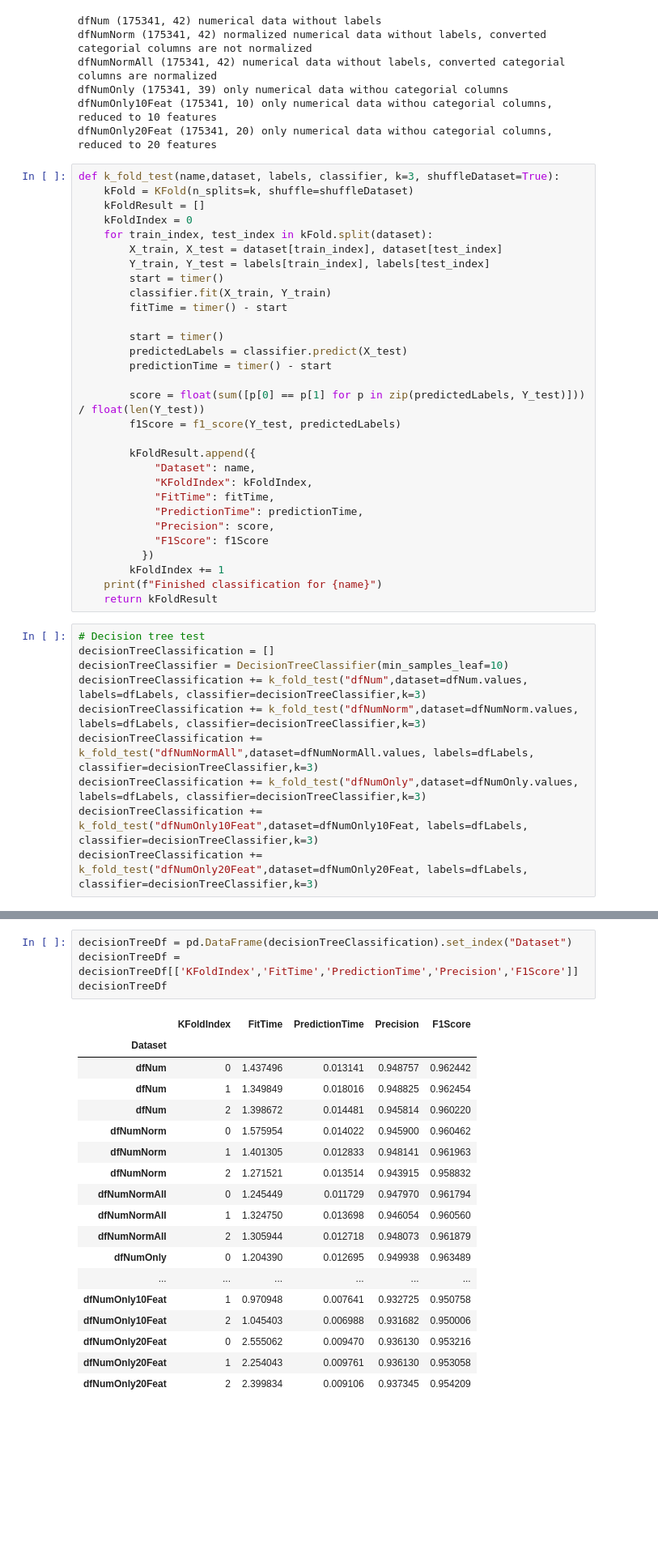
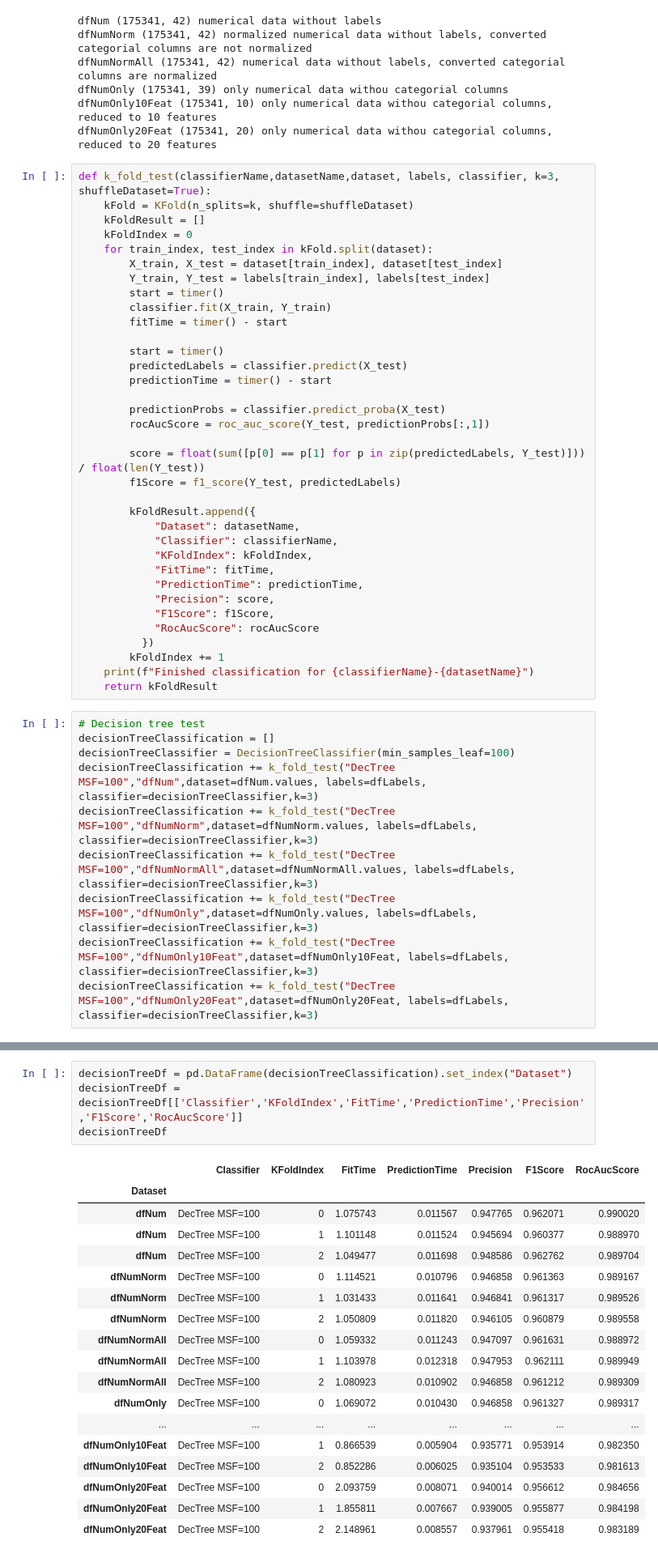
Before and after one commit to theazgra/dataAnalysisCourse, a Jupyter notebook: MAD_III/classification/classification.ipynb, the cells around one changed output, grey strips where cells are left out. Shown: that part at 81% size. Drawn from its saved outputs; the diff is of its cells as text; blank space fills up the shorter version.

Commit message:
New decision tree results.

```diff
--- a/MAD_III/classification/classification.ipynb
+++ b/MAD_III/classification/classification.ipynb
@@ -90,7 +91,7 @@ dfNumOnly (175341, 39) only numerical data withou categorial columns
 dfNumOnly10Feat (175341, 10) only numerical data withou categorial columns, reduced to 10 features
 dfNumOnly20Feat (175341, 20) only numerical data withou categorial columns, reduced to 20 features
 # %%
-def k_fold_test(name,dataset, labels, classifier, k=3, shuffleDataset=True):
+def k_fold_test(classifierName,datasetName,dataset, labels, classifier, k=3, shuffleDataset=True):
     kFold = KFold(n_splits=k, shuffle=shuffleDataset)
     kFoldResult = []
     kFoldIndex = 0
@@ -105,28 +106,33 @@ def k_fold_test(name,dataset, labels, classifier, k=3, shuffleDataset=True):
         predictedLabels = classifier.predict(X_test)
         predictionTime = timer() - start
 
+        predictionProbs = classifier.predict_proba(X_test)
+        rocAucScore = roc_auc_score(Y_test, predictionProbs[:,1])
+
         score = float(sum([p[0] == p[1] for p in zip(predictedLabels, Y_test)])) / float(len(Y_test))
         f1Score = f1_score(Y_test, predictedLabels)
 
         kFoldResult.append({
-            "Dataset": name,
+            "Dataset": datasetName,
+            "Classifier": classifierName,
             "KFoldIndex": kFoldIndex,
             "FitTime": fitTime,
             "PredictionTime": predictionTime,
             "Precision": score,
-            "F1Score": f1Score
+            "F1Score": f1Score,
+            "RocAucScore": rocAucScore
           })
         kFoldIndex += 1
-    print(f"Finished classification for {name}")
+    print(f"Finished classification for {classifierName}-{datasetName}")
     return kFoldResult
 # %%
 # Decision tree test
 decisionTreeClassification = []
-decisionTreeClassifier = DecisionTreeClassifier(min_samples_leaf=10)
-decisionTreeClassification += k_fold_test("dfNum",dataset=dfNum.values, labels=dfLabels, classifier=decisionTreeClassifier,k=3)
-decisionTreeClassification += k_fold_test("dfNumNorm",dataset=dfNumNorm.values, labels=dfLabels, classifier=decisionTreeClassifier,k=3)
-decisionTreeClassification += k_fold_test("dfNumNormAll",dataset=dfNumNormAll.values, labels=dfLabels, classifier=decisionTreeClassifier,k=3)
-decisionTreeClassification += k_fold_test("dfNumOnly",dataset=dfNumOnly.values, labels=dfLabels, classifier=decisionTreeClassifier,k=3)
-decisionTreeClassification += k_fold_test("dfNumOnly10Feat",dataset=dfNumOnly10Feat, labels=dfLabels, classifier=decisionTreeClassifier,k=3)
-decisionTreeClassification += k_fold_test("dfNumOnly20Feat",dataset=dfNumOnly20Feat, labels=dfLabels, classifier=decisionTreeClassifier,k=3)
+decisionTreeClassifier = DecisionTreeClassifier(min_samples_leaf=100)
+decisionTreeClassification += k_fold_test("DecTree MSF=100","dfNum",dataset=dfNum.values, labels=dfLabels, classifier=decisionTreeClassifier,k=3)
+decisionTreeClassification += k_fold_test("DecTree MSF=100","dfNumNorm",dataset=dfNumNorm.values, labels=dfLabels, classifier=decisionTreeClassifier,k=3)
+decisionTreeClassification += k_fold_test("DecTree MSF=100","dfNumNormAll",dataset=dfNumNormAll.values, labels=dfLabels, classifier=decisionTreeClassifier,k=3)
+decisionTreeClassification += k_fold_test("DecTree MSF=100","dfNumOnly",dataset=dfNumOnly.values, labels=dfLabels, classifier=decisionTreeClassifier,k=3)
+decisionTreeClassification += k_fold_test("DecTree MSF=100","dfNumOnly10Feat",dataset=dfNumOnly10Feat, labels=dfLabels, classifier=decisionTreeClassifier,k=3)
+decisionTreeClassification += k_fold_test("DecTree MSF=100","dfNumOnly20Feat",dataset=dfNumOnly20Feat, labels=dfLabels, classifier=decisionTreeClassifier,k=3)
 # %% [output]
@@ -139,23 +145,23 @@ Finished classification for dfNumOnly20Feat
 # %%
 decisionTreeDf = pd.DataFrame(decisionTreeClassification).set_index("Dataset")
-decisionTreeDf = decisionTreeDf[['KFoldIndex','FitTime','PredictionTime','Precision','F1Score']]
+decisionTreeDf = decisionTreeDf[['Classifier','KFoldIndex','FitTime','PredictionTime','Precision','F1Score','RocAucScore']]
 decisionTreeDf
 # %% [output]
-|  | KFoldIndex | FitTime | PredictionTime | Precision | F1Score |
-| Dataset |  |  |  |  |  |
-| dfNum | 0 | 1.437496 | 0.013141 | 0.948757 | 0.962442 |
-| dfNum | 1 | 1.349849 | 0.018016 | 0.948825 | 0.962454 |
-| dfNum | 2 | 1.398672 | 0.014481 | 0.945814 | 0.960220 |
-| dfNumNorm | 0 | 1.575954 | 0.014022 | 0.945900 | 0.960462 |
-| dfNumNorm | 1 | 1.401305 | 0.012833 | 0.948141 | 0.961963 |
-| dfNumNorm | 2 | 1.271521 | 0.013514 | 0.943915 | 0.958832 |
-| dfNumNormAll | 0 | 1.245449 | 0.011729 | 0.947970 | 0.961794 |
-| dfNumNormAll | 1 | 1.324750 | 0.013698 | 0.946054 | 0.960560 |
-| dfNumNormAll | 2 | 1.305944 | 0.012718 | 0.948073 | 0.961879 |
-| dfNumOnly | 0 | 1.204390 | 0.012695 | 0.949938 | 0.963489 |
-| ... | ... | ... | ... | ... | ... |
-| dfNumOnly10Feat | 1 | 0.970948 | 0.007641 | 0.932725 | 0.950758 |
-| dfNumOnly10Feat | 2 | 1.045403 | 0.006988 | 0.931682 | 0.950006 |
-| dfNumOnly20Feat | 0 | 2.555062 | 0.009470 | 0.936130 | 0.953216 |
-| dfNumOnly20Feat | 1 | 2.254043 | 0.009761 | 0.936130 | 0.953058 |
-| dfNumOnly20Feat | 2 | 2.399834 | 0.009106 | 0.937345 | 0.954209 |
+|  | Classifier | KFoldIndex | FitTime | PredictionTime | Precision | F1Score | RocAucScore |
+| Dataset |  |  |  |  |  |  |  |
+| dfNum | DecTree MSF=100 | 0 | 1.075743 | 0.011567 | 0.947765 | 0.962071 | 0.990020 |
+| dfNum | DecTree MSF=100 | 1 | 1.101148 | 0.011524 | 0.945694 | 0.960377 | 0.988970 |
+| dfNum | DecTree MSF=100 | 2 | 1.049477 | 0.011698 | 0.948586 | 0.962762 | 0.989704 |
+| dfNumNorm | DecTree MSF=100 | 0 | 1.114521 | 0.010796 | 0.946858 | 0.961363 | 0.989167 |
+| dfNumNorm | DecTree MSF=100 | 1 | 1.031433 | 0.011641 | 0.946841 | 0.961317 | 0.989526 |
+| dfNumNorm | DecTree MSF=100 | 2 | 1.050809 | 0.011820 | 0.946105 | 0.960879 | 0.989558 |
+| dfNumNormAll | DecTree MSF=100 | 0 | 1.059332 | 0.011243 | 0.947097 | 0.961631 | 0.988972 |
+| dfNumNormAll | DecTree MSF=100 | 1 | 1.103978 | 0.012318 | 0.947953 | 0.962111 | 0.989949 |
+| dfNumNormAll | DecTree MSF=100 | 2 | 1.080923 | 0.010902 | 0.946858 | 0.961212 | 0.989309 |
+| dfNumOnly | DecTree MSF=100 | 0 | 1.069072 | 0.010430 | 0.946858 | 0.961327 | 0.989317 |
+| ... | ... | ... | ... | ... | ... | ... | ... |
+| dfNumOnly10Feat | DecTree MSF=100 | 1 | 0.866539 | 0.005904 | 0.935771 | 0.953914 | 0.982350 |
+| dfNumOnly10Feat | DecTree MSF=100 | 2 | 0.852286 | 0.006025 | 0.935104 | 0.953533 | 0.981613 |
+| dfNumOnly20Feat | DecTree MSF=100 | 0 | 2.093759 | 0.008071 | 0.940014 | 0.956612 | 0.984656 |
+| dfNumOnly20Feat | DecTree MSF=100 | 1 | 1.855811 | 0.007667 | 0.939005 | 0.955877 | 0.984198 |
+| dfNumOnly20Feat | DecTree MSF=100 | 2 | 2.148961 | 0.008557 | 0.937961 | 0.955418 | 0.983189 |
```
Also changed, not shown: parts of 7 cells of this notebook, 1 other file.
